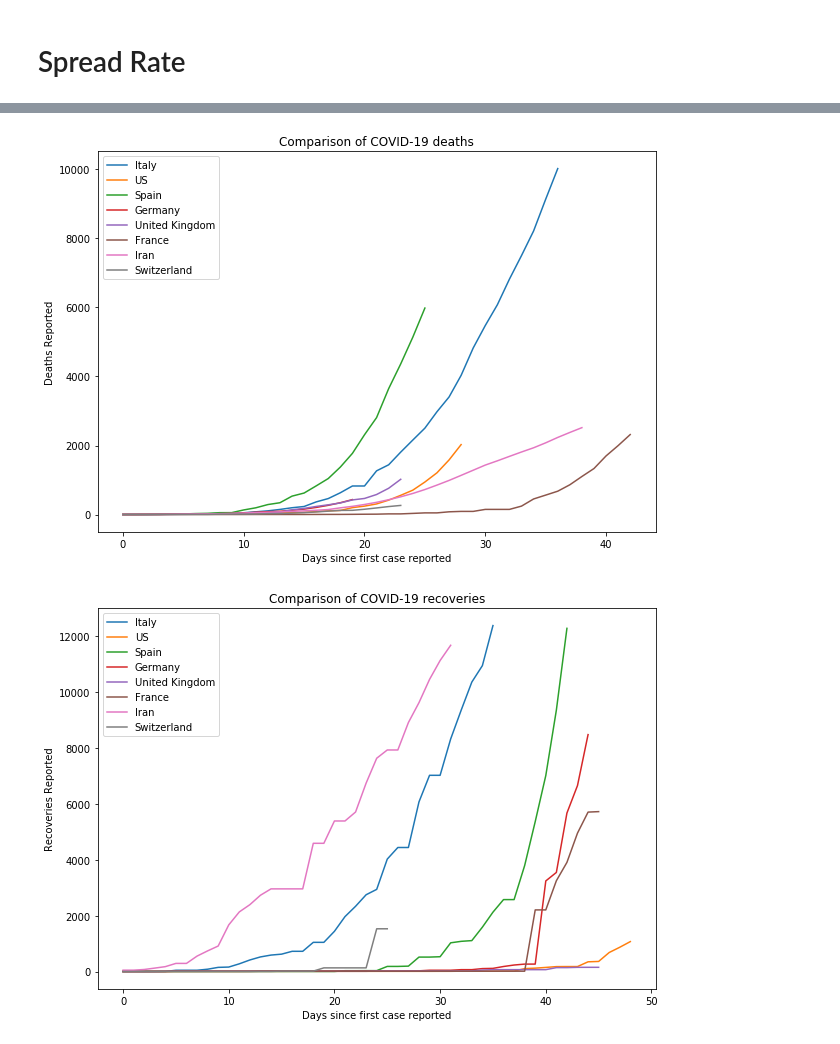
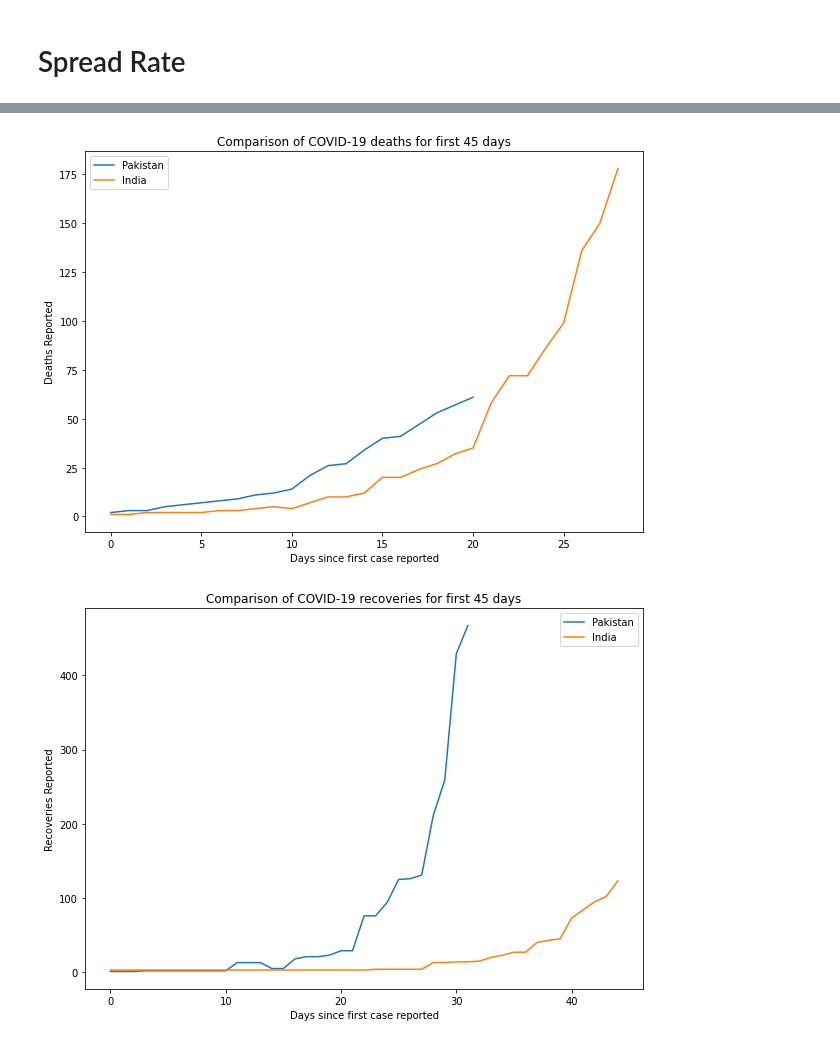
Before and after one commit to rhasnainanwar/COVID19_Insights, a Jupyter notebook: VirusSpread.ipynb, the cells around one changed output, grey strips where cells are left out. Saved outputs shown, nothing was run; the diff lists cells and outputs as text; code cells hidden in the pictures.

```diff
--- a/VirusSpread.ipynb
+++ b/VirusSpread.ipynb
@@ -10,7 +10,7 @@ warnings.filterwarnings('ignore')
 # %% [markdown]
 # Mortality Rate Correction
 # %%
-date = '03-28-2020'
+date = '04-08-2020'
 data = pd.read_csv('data/csse_covid_19_daily_reports/'+date+'.csv', sep=',')
 # %%
 def get_mortality_rates(data):
@@ -157,11 +164,11 @@ plot_country_spread(data_Confirmed, top_countries, 'cases')
 # %%
-plot_country_spread(data_Deaths, top_countries, 'deaths')
+plot_country_spread(data_Deaths, ['Pakistan', 'India'], 'deaths', 45)
 # %% [output]
-[figure, old version]
+[figure, new version]
 # %%
-plot_country_spread(data_Recovered, top_countries, 'recoveries')
+plot_country_spread(data_Recovered, ['Pakistan', 'India'], 'recoveries', 45)
 # %% [output]
-[figure, old version]
+[figure, new version]
 # %%
 # number of days to reach a certain number of cases after first case
 def days_to_cases(data, country, max_cases):
```
Also changed, not shown: parts of 15 cells of this notebook, 35 other files.
